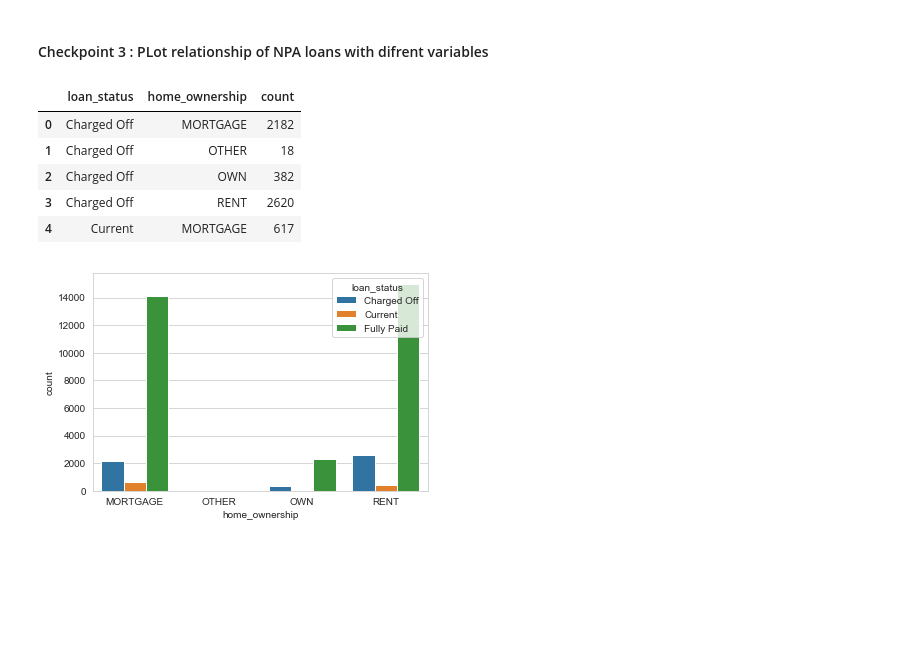
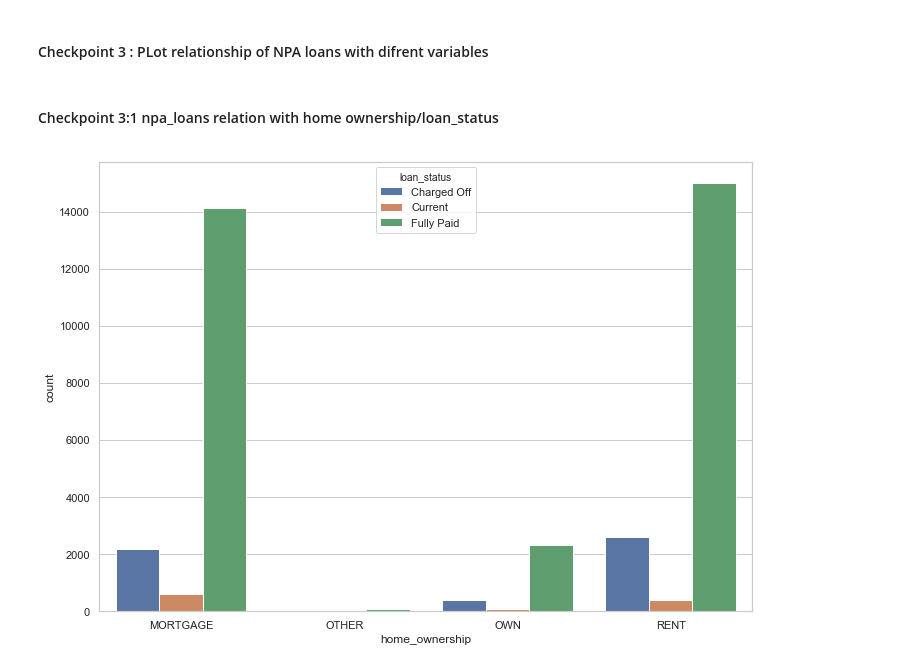
Before and after one commit to prashantkumsrivastava/LendingClubCase, a Jupyter notebook: Lending Club Case Study.ipynb, the cells around one changed output. Drawn from its saved outputs; the diff is of its cells as text; code cells hidden in the pictures; blank space fills up the shorter version.

```diff
--- a/Lending Club Case Study.ipynb
+++ b/Lending Club Case Study.ipynb
@@ -129,6 +130,14 @@ loan.head(5)
 | 4 | 1075358 | 1311748 | 3000 | 3000 | 3,000.00 | 60 | 12.69 | 67.79 | B | ... |
 # %% [markdown]
 #### Checkpoint 3 : PLot relationship of NPA loans with difrent variables
+# %% [markdown]
+#### Checkpoint 3:1 npa_loans relation with home ownership/loan_status
 # %%
 #npa_loans relation with home ownership/loan_status
+%matplotlib inline
+sns.set(rc={'figure.figsize':(11.7,8.27)})
+sns.set_style("whitegrid")
 df1 = loan.groupby(['loan_status','home_ownership']).size().to_frame(name = 'count').reset_index()
+ax = sns.barplot(x='home_ownership', y='count',hue='loan_status' , data=df1,orient='H')
+# %% [output]
+[figure, added]
@@ -137,13 +143,0 @@ df1 = loan.groupby(['loan_status','home_ownership']).size().to_frame(name = 'cou
-# %%
-df1.head()
-# %% [output]
-|  | loan_status | home_ownership | count |
-| 0 | Charged Off | MORTGAGE | 2182 |
-| 1 | Charged Off | OTHER | 18 |
-| 2 | Charged Off | OWN | 382 |
-| 3 | Charged Off | RENT | 2620 |
-| 4 | Current | MORTGAGE | 617 |
-# %%
- ax = sns.barplot(x='home_ownership', y='count',hue='loan_status' , data=df1,orient='H')
-# %% [output]
-[figure, removed]
```
Also changed, not shown: parts of 11 cells of this notebook.
